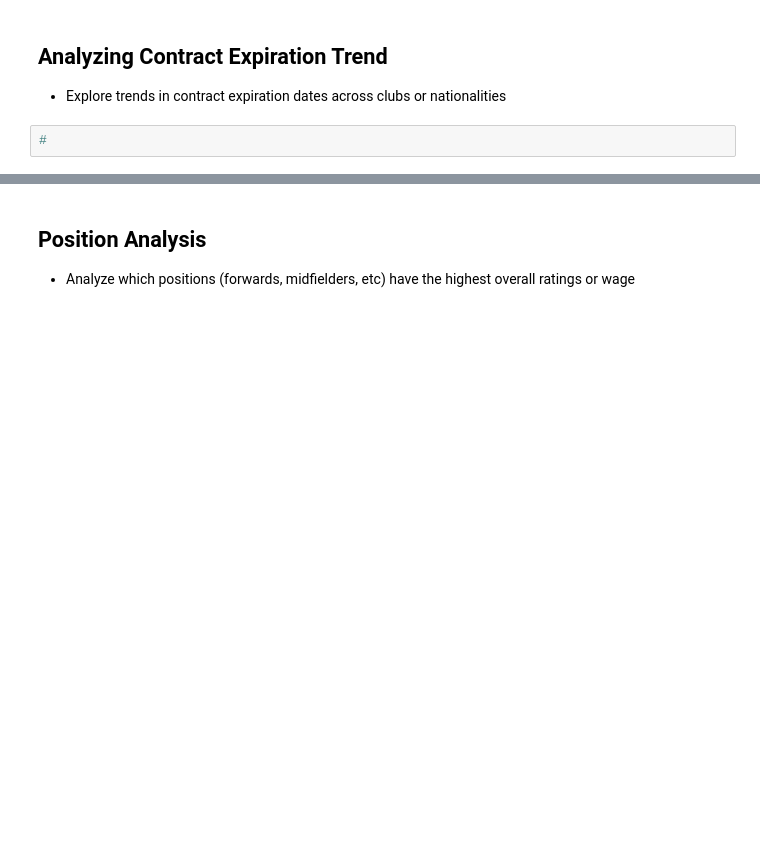
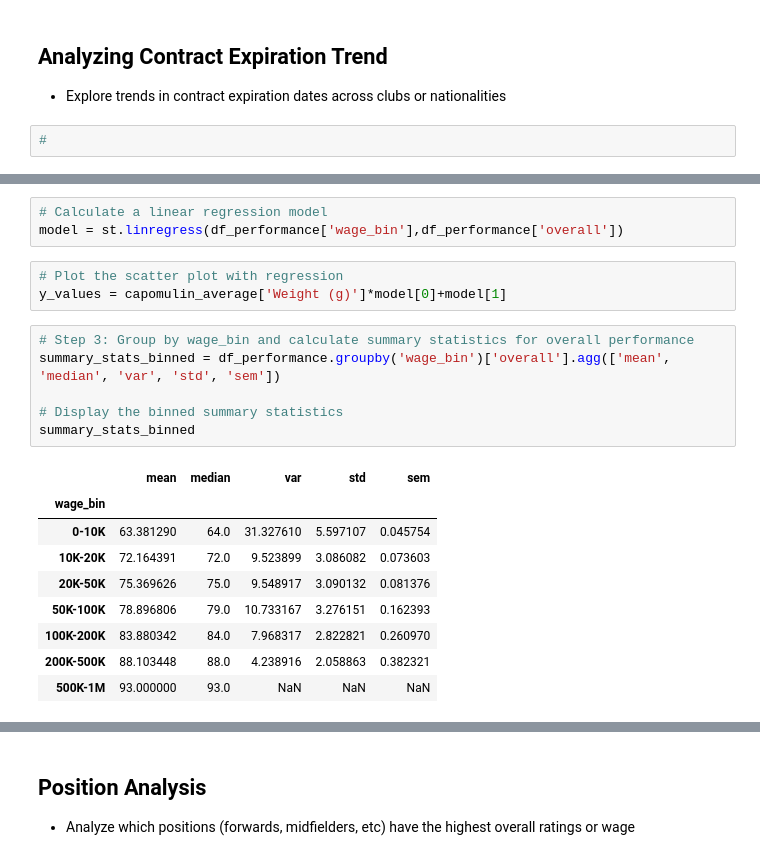
Before and after one commit to hiepxuanho/MSU-Project1, a Jupyter notebook: fifa21.ipynb, the cells around one changed output, grey strips where cells are left out. Cells and saved outputs as stored; diff of their text form; blank space fills up the shorter version.

```diff
--- a/fifa21.ipynb
+++ b/fifa21.ipynb
@@ -113,0 +150,22 @@ Length: 109, dtype: int64
+# %%
+# Calculate a linear regression model
+model = st.linregress(df_performance['wage_bin'],df_performance['overall'])
+# %%
+# Plot the scatter plot with regression
+y_values = capomulin_average['Weight (g)']*model[0]+model[1]
+# %%
+# Step 3: Group by wage_bin and calculate summary statistics for overall performance
+summary_stats_binned = df_performance.groupby('wage_bin')['overall'].agg(['mean', 'median', 'var', 'std', 'sem'])
+
+# Display the binned summary statistics
+summary_stats_binned
+# %% [output]
+|  | mean | median | var | std | sem |
+| wage_bin |  |  |  |  |  |
+| 0-10K | 63.381290 | 64.0 | 31.327610 | 5.597107 | 0.045754 |
+| 10K-20K | 72.164391 | 72.0 | 9.523899 | 3.086082 | 0.073603 |
+| 20K-50K | 75.369626 | 75.0 | 9.548917 | 3.090132 | 0.081376 |
+| 50K-100K | 78.896806 | 79.0 | 10.733167 | 3.276151 | 0.162393 |
+| 100K-200K | 83.880342 | 84.0 | 7.968317 | 2.822821 | 0.260970 |
+| 200K-500K | 88.103448 | 88.0 | 4.238916 | 2.058863 | 0.382321 |
+| 500K-1M | 93.000000 | 93.0 | NaN | NaN | NaN |
```
Also changed, not shown: parts of 14 cells of this notebook.
